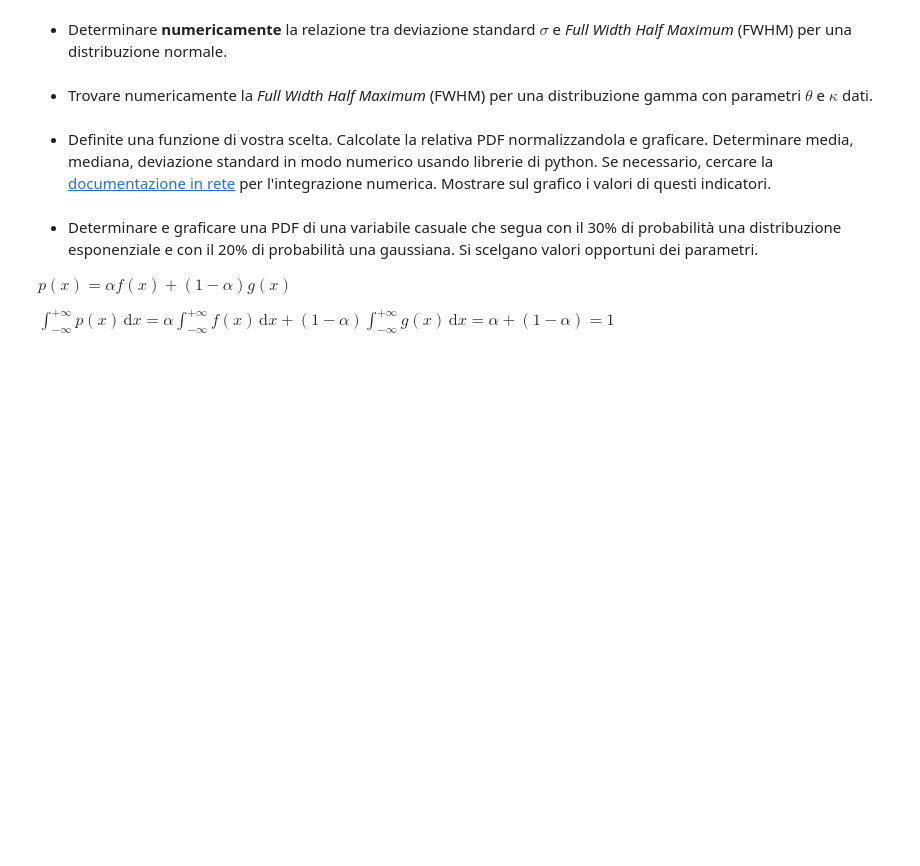
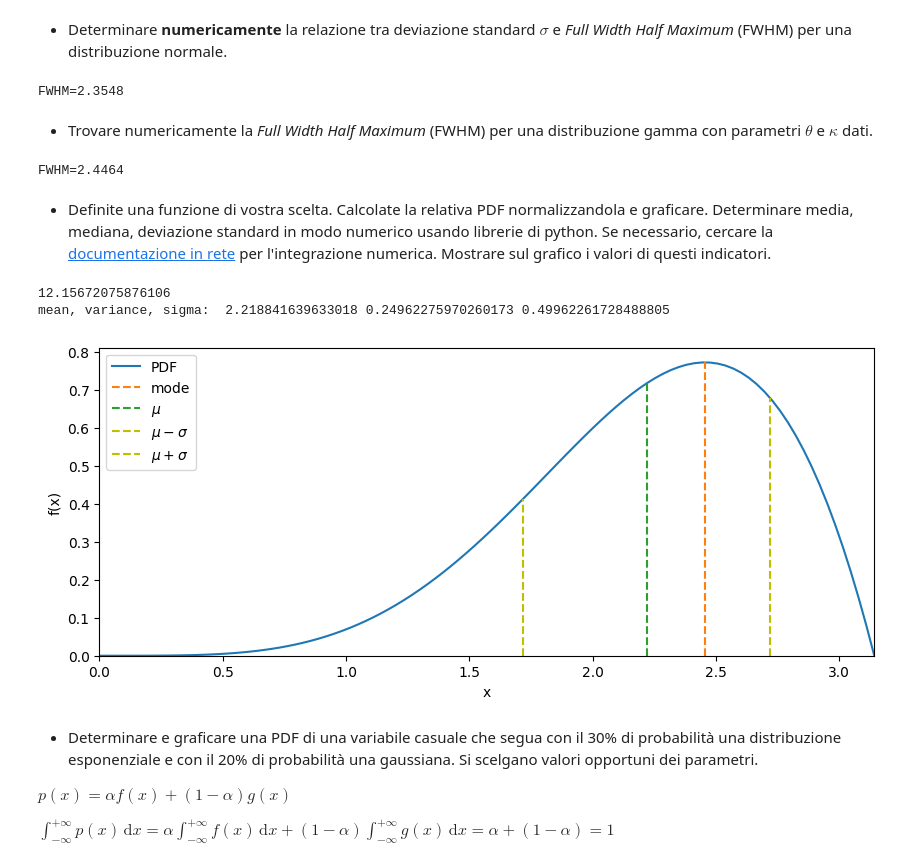
Before and after one commit to lucalista/analisi-dati-2024, a Jupyter notebook: 06.05.00__Distribuzioni_di_probabilita_continue.ipynb, the cells around one changed output. Cells and saved outputs as stored; diff of their text form; code cells hidden in the pictures; blank space fills up the shorter version.

```diff
--- a/06.05.00__Distribuzioni_di_probabilita_continue.ipynb
+++ b/06.05.00__Distribuzioni_di_probabilita_continue.ipynb
@@ -669,9 +686,60 @@ plt.show()
 # %% [markdown]
 * Determinare **numericamente** la relazione tra deviazione standard $\sigma$ e *Full Width Half Maximum* (FWHM) per una distribuzione normale.
+# %%
+g0_2 = 0.5*norm.pdf(0)
+print("FWHM={:.4f}".format(2*fsolve(lambda x: norm.pdf(x) - g0_2, [1])[0]))
+# %% [output]
+FWHM=2.3548
 # %% [markdown]
 * Trovare numericamente la *Full Width Half Maximum* (FWHM) per una distribuzione gamma con parametri $\theta$ e $\kappa$ dati.
+# %%
+#from scipy.optimize import fmin
+from scipy.optimize import bisect
+k=2
+f = gamma(k)
+# potremmo evitare di trovare la moda perché analiticamente si trova che vale x=k-1
+#f_max_2 = 0.5*f.pdf(fmin(lambda x: -f.pdf(x), 1, disp=0)[0])
+mode = k - 1
+f_max_2 = 0.5*f.pdf(mode)
+x0 = bisect(lambda x: f.pdf(x) - f_max_2, 0, mode)
+x1 = bisect(lambda x: f.pdf(x) - f_max_2, mode, mode + 100)
+print("FWHM={:.4f}".format(x1 - x0))
+# %% [output]
+FWHM=2.4464
 # %% [markdown]
 * Definite una funzione di vostra scelta. Calcolate la relativa PDF normalizzandola e graficare. Determinare media, mediana, deviazione standard in modo numerico usando librerie di python. Se necessario, cercare la [documentazione in rete](https://docs.scipy.org/doc/scipy/reference/tutorial/integrate.html) per l'integrazione numerica. Mostrare sul grafico i valori di questi indicatori.
+# %%
+import scipy.integrate as integrate
+import math
+c_norm = 1
+a, b = 0, math.pi
+def my_pdf(x):
+    return (x**3)*np.sin(x)/c_norm
+c_norm = integrate.quad(my_pdf, a, b)[0]
+mode = fmin(lambda x: -my_pdf(x), 2, disp=0)[0]
+x_mean = integrate.quad(lambda x: x*my_pdf(x), a, b)[0]
+x2_mean = integrate.quad(lambda x: x*x*my_pdf(x), a, b)[0]
+variance = x2_mean - x_mean*x_mean
+sigma = math.sqrt(variance)
+print("mean, variance, sigma: ", x_mean, variance, sigma)
+plt.figure(figsize=(10, 4))
+x = np.linspace(a, b, 100)
+y = np.vectorize(my_pdf)(x)
+plt.plot(x,y, label='PDF')
+plt.plot([mode,mode], [0, my_pdf(mode)], label='mode', linestyle='--')
+plt.plot([x_mean,x_mean], [0, my_pdf(x_mean)], label='$\mu$', linestyle='--')
+plt.plot([x_mean-sigma,x_mean-sigma], [0, my_pdf(x_mean-sigma)], label='$\mu-\sigma$', color='y', linestyle='--')
+plt.plot([x_mean+sigma,x_mean+sigma], [0, my_pdf(x_mean+sigma)], label='$\mu+\sigma$', color='y', linestyle='--')
+plt.xlim(a, b)
+plt.ylim(bottom=0)
+plt.xlabel('x')
+plt.ylabel('f(x)')
+plt.legend()
+plt.show()
+# %% [output]
+12.15672075876106
+mean, variance, sigma:  2.218841639633018 0.24962275970260173 0.49962261728488805
+[figure, added]
 # %% [markdown]
 * Determinare e graficare una PDF di una variabile casuale che segua con il 30% di probabilità una distribuzione esponenziale e con il 20% di probabilità una gaussiana. Si scelgano valori opportuni dei parametri.
 
```
Also changed, not shown: parts of 3 cells of this notebook.
